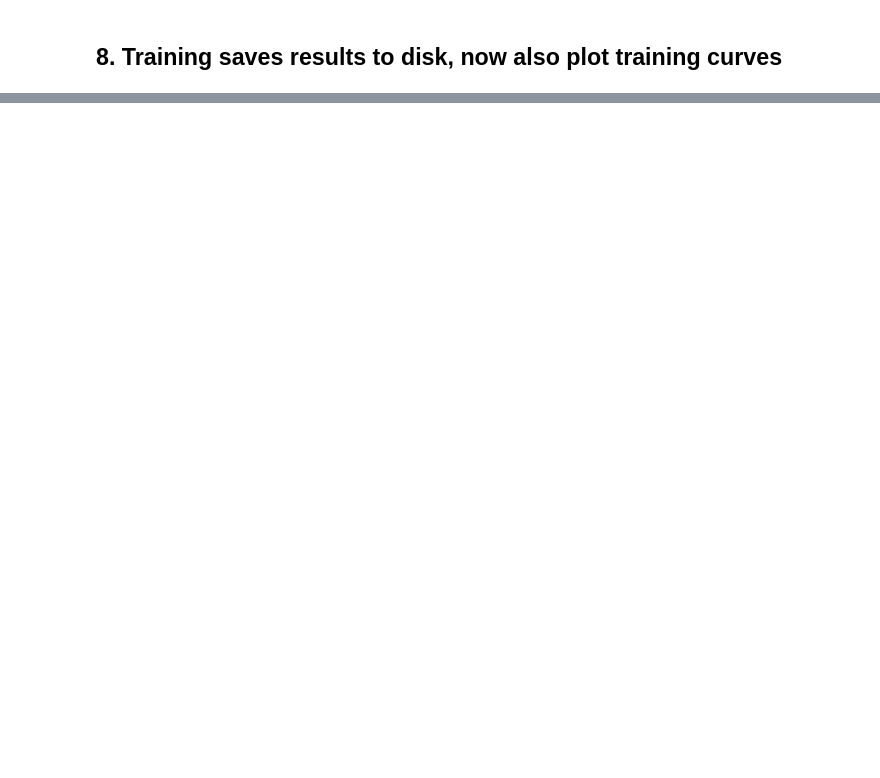
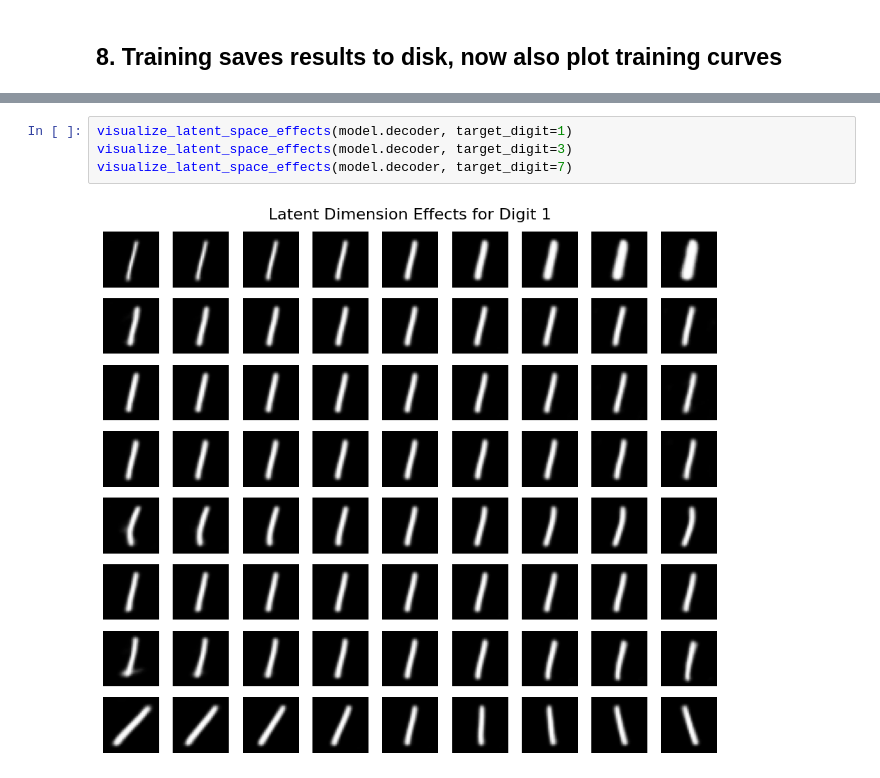
Before and after one commit to UTSW-Software-Engineering-Course-2025/Module2_Zimei, a Jupyter notebook: 04_ExerciseCodeAndInstructions/vaegan/train_cvae_mnist.ipynb, the cells around one changed output, grey strips where cells are left out. Drawn from its saved outputs; the diff is of its cells as text; blank space fills up the shorter version.

Commit message:
cvae latent

```diff
--- a/04_ExerciseCodeAndInstructions/vaegan/train_cvae_mnist.ipynb
+++ b/04_ExerciseCodeAndInstructions/vaegan/train_cvae_mnist.ipynb
@@ -309,0 +441,6 @@ model.save(os.path.join(output_dir, 'cvae.keras'))
+# %%
+visualize_latent_space_effects(model.decoder, target_digit=1)
+visualize_latent_space_effects(model.decoder, target_digit=3)
+visualize_latent_space_effects(model.decoder, target_digit=7)
+# %% [output]
+[figure, added]
```
Also changed, not shown: parts of 6 cells of this notebook.
